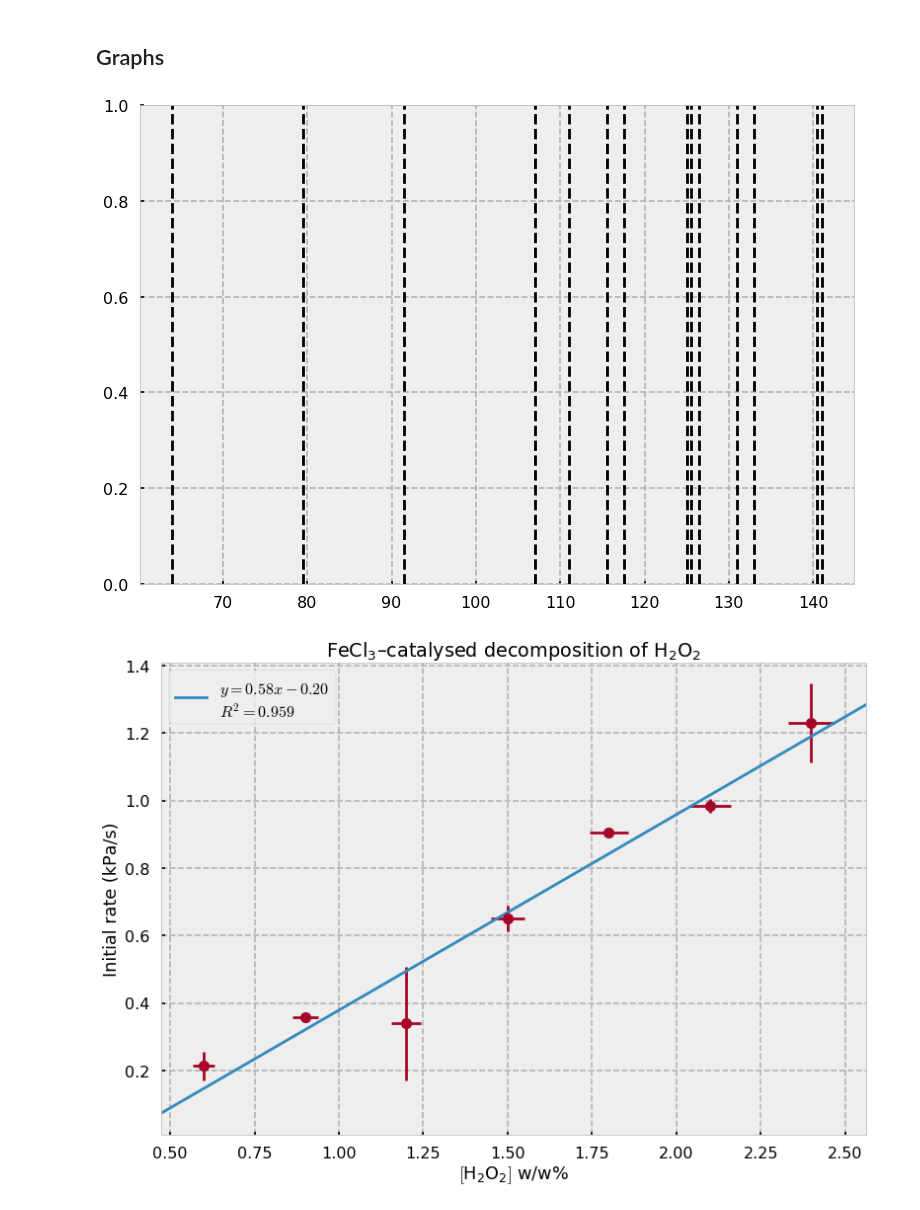
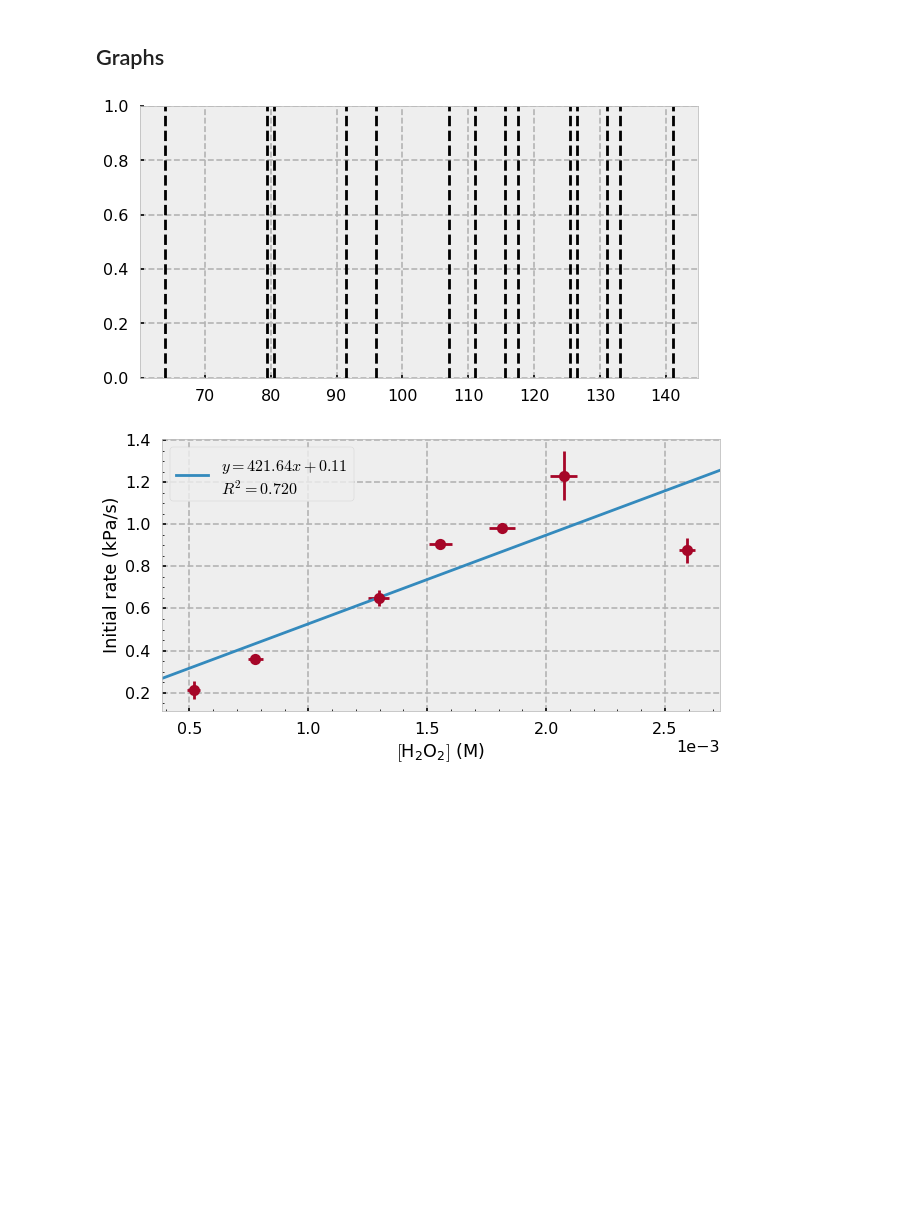
Before and after one commit to Pyxidatol-C/ChemIA, a Jupyter notebook: data/data.ipynb, the cells around one changed output. Saved outputs shown, nothing was run; the diff lists cells and outputs as text; code cells hidden in the pictures; blank space fills up the shorter version.

```diff
--- a/data/data.ipynb
+++ b/data/data.ipynb
@@ -10,6 +10,7 @@ from scipy.stats import linregress
 from sklearn.metrics import r2_score
 # %%
 plt.style.use(['bmh', 'seaborn-poster'])
+plt.rcParams['figure.figsize'] = (10, 5)
 # %%
 def show(fs, ns, title=""):
     plt.figure()
@@ -33,11 +34,19 @@ def rates(fs, ns, start=100, end=201):
     rates = None
     min_sd = float('inf')
     for i in range(START, END):
-        rates_ = pd.Series([rate(df, i, i + L) for df in dfs])
-        if rates_.std() < min_sd:
-            min_sd = rates_.std()
-            rates = rates_
-            start = i
+        rates_ = []
+        for df in dfs:
+            if len(df.time[i:i + L]) < L:
+                break
+            rates_.append(rate(df, i, i + L))
+        else:
+            rates_ = pd.Series(rates_)
+            if rates_.std() < min_sd:
+                min_sd = rates_.std()
+                rates = rates_
+                start = i
+            continue
+        break
     plt.axvline(dfs[0].time[start], linestyle='--', color='k')
     plt.axvline(dfs[0].time[start + L], linestyle='--', color='k')
     return rates
@@ -192,11 +206,11 @@ ys.append(rs.mean())
 xerrs.append(xerr(1.5))
 yerrs.append(rs.std())
 
-rs = rates("fe2", {0, 1, 2, 3, 4})
-xs.append(3 * 2.0/5)
-ys.append(rs.mean())
-xerrs.append(xerr(2.0))
-yerrs.append(rs.std())
+# rs = rates("fe2", {0, 1, 2, 3, 4})
+# xs.append(3 * 2.0/5)
+# ys.append(rs.mean())
+# xerrs.append(xerr(2.0))
+# yerrs.append(rs.std())
 
 rs = rates("fe2half", {0, 1, 2})
 xs.append(3 * 2.5/5)
@@ -222,45 +236,55 @@ xs.append(3 * 4.0/5)
 ys.append(rs.mean())
 xerrs.append(xerr(4.0))
 yerrs.append(rs.std())
 
-# rs = rates("fe3%", {0, 1, 2, 3})
-# xs.append(10 * 1.5/5)
-# ys.append(rs.mean())
-# xerrs.append(xerr(1.5))
-# yerrs.append(rs.std())
+rs = rates("fe3%", {0, 1, 2, 3})
+xs.append(10 * 1.5/5)
+ys.append(rs.mean())
+xerrs.append(xerr(1.5))
+yerrs.append(rs.std())
 
 # rs = rates("feconc", {0, 1, 2, 3, 4})
 # xs.append(10 * 4.0/5)
 # ys.append(rs.mean())
 # xerrs.append(xerr(4.0))
 # yerrs.append(rs.std())
 
+# To molar concentration
+xs = np.array(xs)
+ys = np.array(ys)
+xerrs = np.array(xerrs)
+yerrs = np.array(yerrs)
+
+xs *= 1.44 / 34.02 * 1 / (1 + 1.44 / (1.00 * 3/100))
+xerrs *= 1.44 / 34.02 * 1 / (1 + 1.44 / (1.00 * 3/100))
+
 plt.figure()
 
 for x, y, x_err, y_err in zip(xs, ys, xerrs, yerrs):
     plt.errorbar(x=x, y=y, xerr=x_err, yerr=y_err, marker='o', color='C1')
-
-xs = np.array(xs)
-ys = np.array(ys)
 
 slope, y_intercept, *_ = linregress(xs, ys)
 xlim_min, xlim_max = plt.gca().get_xlim()
 r2 = r2_score(ys, slope * xs + y_intercept)
 xs_ = np.linspace(xlim_min, xlim_max)
 plt.plot(xs_, slope * xs_ + y_intercept,
          label="$y = {: .2f}x {:+.2f}$\n$R^2={:.3f}$".format(slope, y_intercept, r2))
 plt.xlim(xlim_min, xlim_max)
 
-plt.xlabel("$[\mathregular{H_2O_2}]$ w/w%")
+plt.xlabel("$[\mathregular{H_2O_2}]$ (M)")
 plt.ylabel("Initial rate (kPa/s)")
-plt.title("$\mathregular{FeCl_3}$–catalysed decomposition of $\mathregular{H_2O_2}$")
+# plt.grid(which='both')
+# plt.title("$\mathregular{FeCl_3}$–catalysed decomposition of $\mathregular{H_2O_2}$")
+
+plt.ticklabel_format(style='sci', axis='x', scilimits=(0,0))
+plt.minorticks_on()
 
 plt.legend()
 
 plt.show()
 # %% [output]
-[figure, old version]
+[figure, new version]
-[figure, old version]
+[figure, new version]
 # %%
 plt.figure()
 
```
Also changed, not shown: parts of 16 cells of this notebook, 5 other files.
